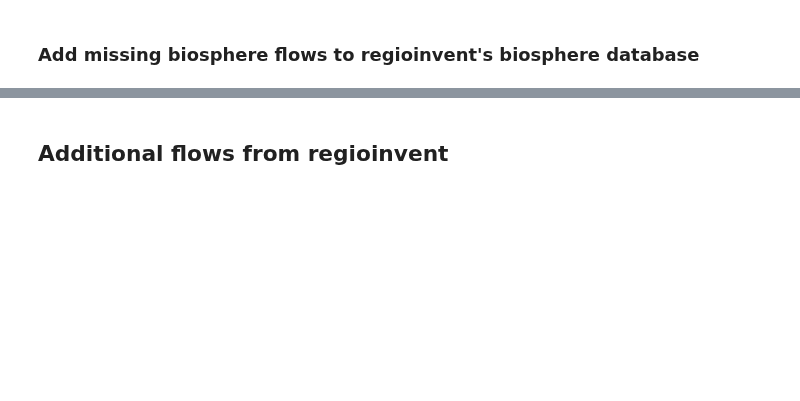
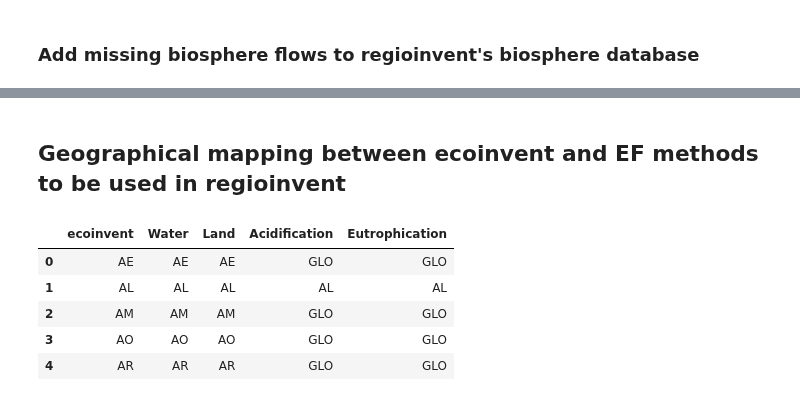
Before and after one commit to matthieu-str/mescal, a Jupyter notebook: dev/ef regionalized/EF 3.1 regionalized.ipynb, the cells around one changed output, grey strips where cells are left out. Cells and saved outputs as stored; diff of their text form; code cells hidden in the pictures; blank space fills up the shorter version.

Commit message:
WIP: added missing flow to spatialized biosphere database + generated preliminary geography mapping file between ecoinvent and EF locations

```diff
--- a/dev/ef regionalized/EF 3.1 regionalized.ipynb
+++ b/dev/ef regionalized/EF 3.1 regionalized.ipynb
@@ -154,6 +163,6 @@ ef_cfs.reset_index(drop=True, inplace=True)
 # %%
 # Load the biosphere and spatialized biosphere databases
-biosphere_db_spatialized = Database('biosphere3_spatialized_flows_EF')
+biosphere_db_spatialized = Database('biosphere3_spatialized_flows')
 biosphere_db = Database('biosphere3')
 # %% [output]
 Getting activity data
@@ -422,2 +432,2 @@ for key, value in missing_flows_used_in_ei_dict.items():
 # %% [markdown]
-## Additional flows from regioinvent
+## Geographical mapping between ecoinvent and EF methods to be used in regioinvent
@@ -425,0 +434,49 @@ for key, value in missing_flows_used_in_ei_dict.items():
+# %%
+water_loc_list = []
+land_loc_list = []
+acid_loc_list = []
+eutro_loc_list = []
+ei_locations = sorted(ei_locations)
+
+ef_cfs_water = ef_cfs[ef_cfs.LCIAMethod_name == 'Water use']
+ef_cfs_land = ef_cfs[ef_cfs.LCIAMethod_name == 'Land use']
+ef_cfs_acid = ef_cfs[ef_cfs.LCIAMethod_name == 'Acidification']
+ef_cfs_eutro = ef_cfs[ef_cfs.LCIAMethod_name == 'Eutrophication, terrestrial']
+
+for loc in ei_locations:
+
+    if '-' in loc:
+        loc = loc.split('-')[0]
+    if 'Canada' in loc:
+        loc = 'CA'
+
+    if loc in ef_cfs_water.LCIAMethod_location.unique():
+        water_loc_list.append(loc)
+    else:
+        water_loc_list.append('GLO')
+
+    if loc in ef_cfs_land.LCIAMethod_location.unique():
+        land_loc_list.append(loc)
+    else:
+        land_loc_list.append('GLO')
+
+    if loc in ef_cfs_acid.LCIAMethod_location.unique():
+        acid_loc_list.append(loc)
+    else:
+        acid_loc_list.append('GLO')
+
+    if loc in ef_cfs_eutro.LCIAMethod_location.unique():
+        eutro_loc_list.append(loc)
+    else:
+        eutro_loc_list.append('GLO')
+# %%
+df_mapping_ef_ei_geographies = pd.DataFrame(data = [ei_locations, water_loc_list, land_loc_list, acid_loc_list, eutro_loc_list], index = ['ecoinvent', 'Water', 'Land', 'Acidification', 'Eutrophication']).T
+# %%
+df_mapping_ef_ei_geographies.head()
+# %% [output]
+|  | ecoinvent | Water | Land | Acidification | Eutrophication |
+| 0 | AE | AE | AE | GLO | GLO |
+| 1 | AL | AL | AL | AL | AL |
+| 2 | AM | AM | AM | GLO | GLO |
+| 3 | AO | AO | AO | GLO | GLO |
+| 4 | AR | AR | AR | GLO | GLO |
```
Also changed, not shown: parts of 12 cells of this notebook.
